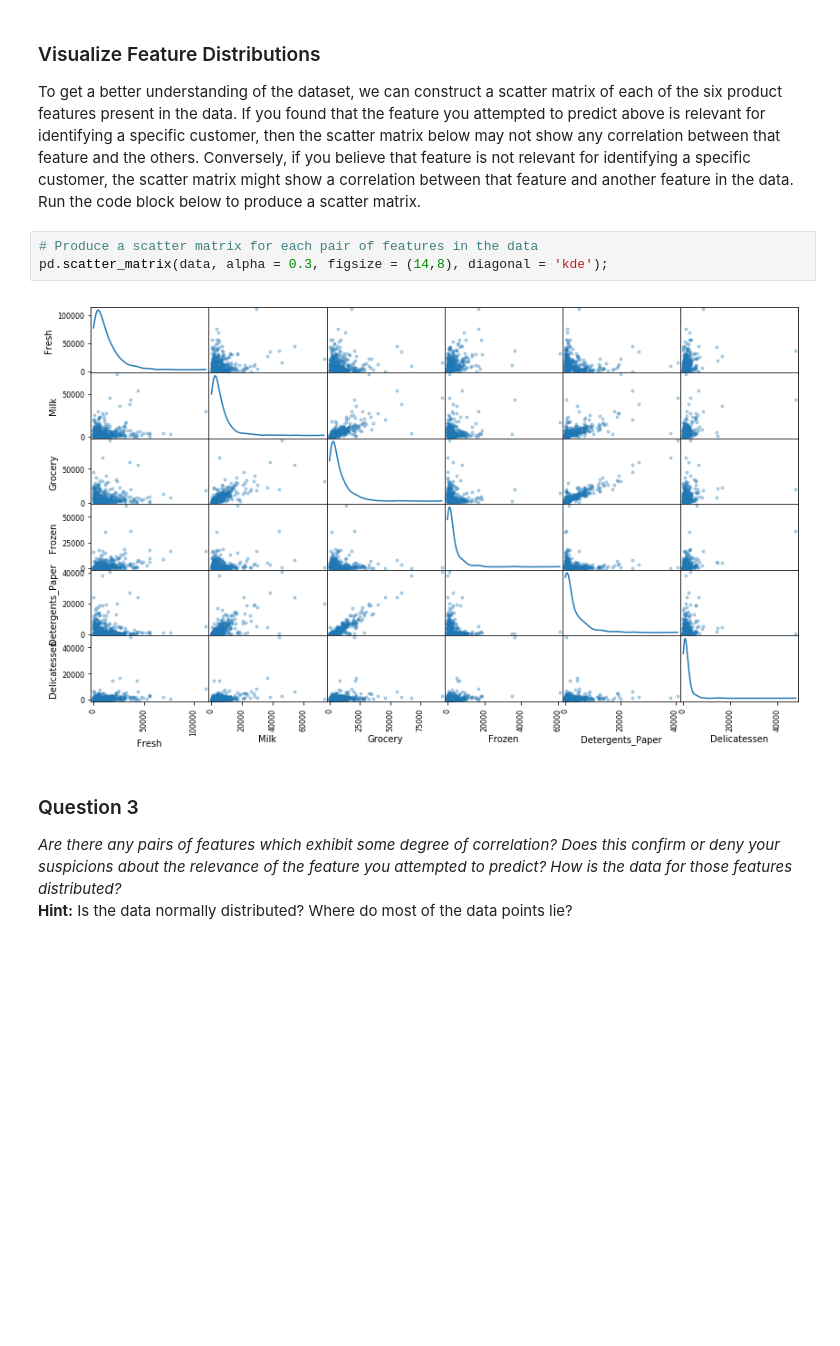
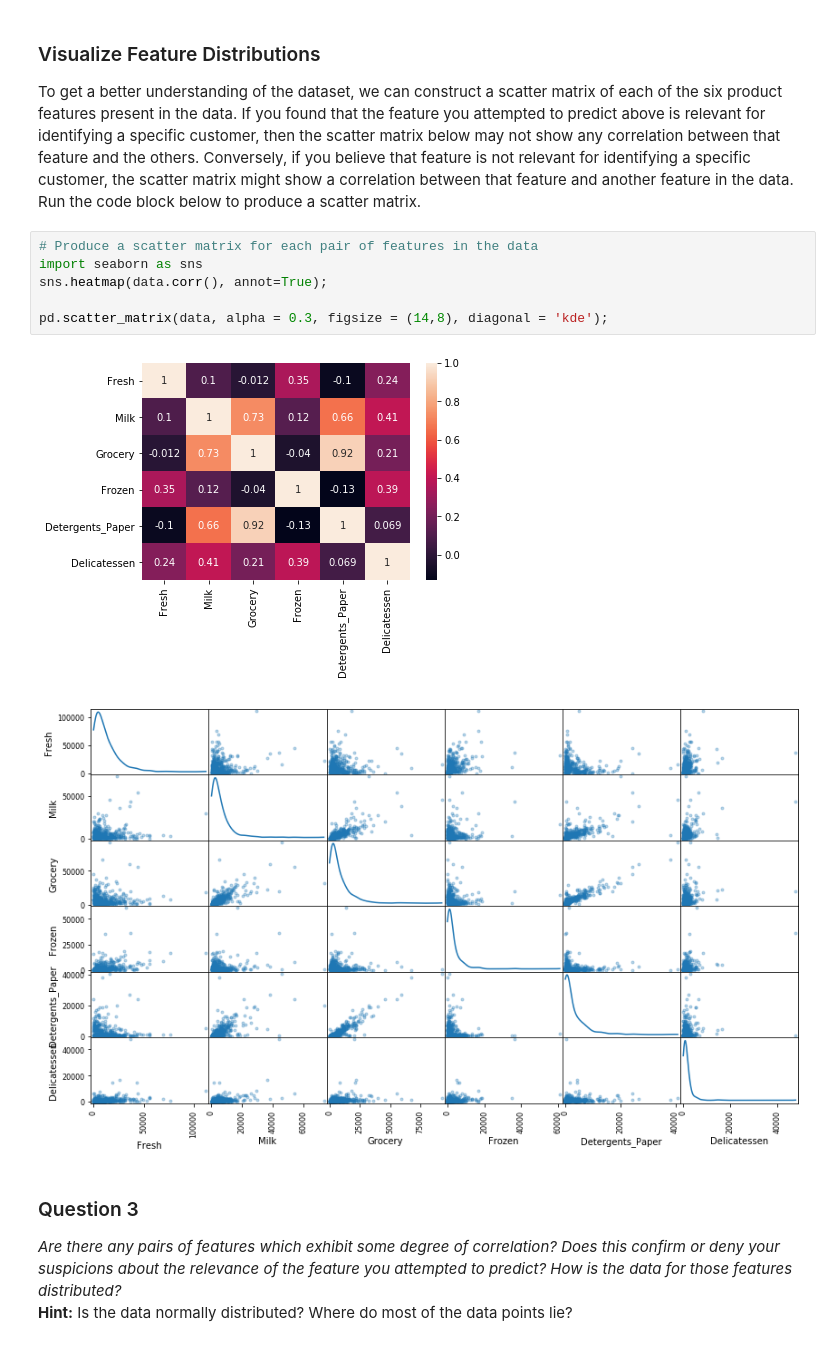
Before and after one commit to niuguy/machine-learning, a Jupyter notebook: projects/customer_segments/customer_segments.ipynb, the cells around one changed output. Saved outputs shown, nothing was run; the diff lists cells and outputs as text; blank space fills up the shorter version.

```diff
--- a/projects/customer_segments/customer_segments.ipynb
+++ b/projects/customer_segments/customer_segments.ipynb
@@ -178,9 +192,13 @@ Based on the R^2 score of all the feautures , the Detergents_Paper and Grocery a
 To get a better understanding of the dataset, we can construct a scatter matrix of each of the six product features present in the data. If you found that the feature you attempted to predict above is relevant for identifying a specific customer, then the scatter matrix below may not show any correlation between that feature and the others. Conversely, if you believe that feature is not relevant for identifying a specific customer, the scatter matrix might show a correlation between that feature and another feature in the data. Run the code block below to produce a scatter matrix.
 # %%
 # Produce a scatter matrix for each pair of features in the data
+import seaborn as sns
+sns.heatmap(data.corr(), annot=True);
+
 pd.scatter_matrix(data, alpha = 0.3, figsize = (14,8), diagonal = 'kde');
 # %% [output]
-[figure, old version]
+[figure, new version]
+[figure, added]
 # %% [markdown]
 ### Question 3
 *Are there any pairs of features which exhibit some degree of correlation? Does this confirm or deny your suspicions about the relevance of the feature you attempted to predict? How is the data for those features distributed?*
```
Also changed, not shown: parts of 6 cells of this notebook.
